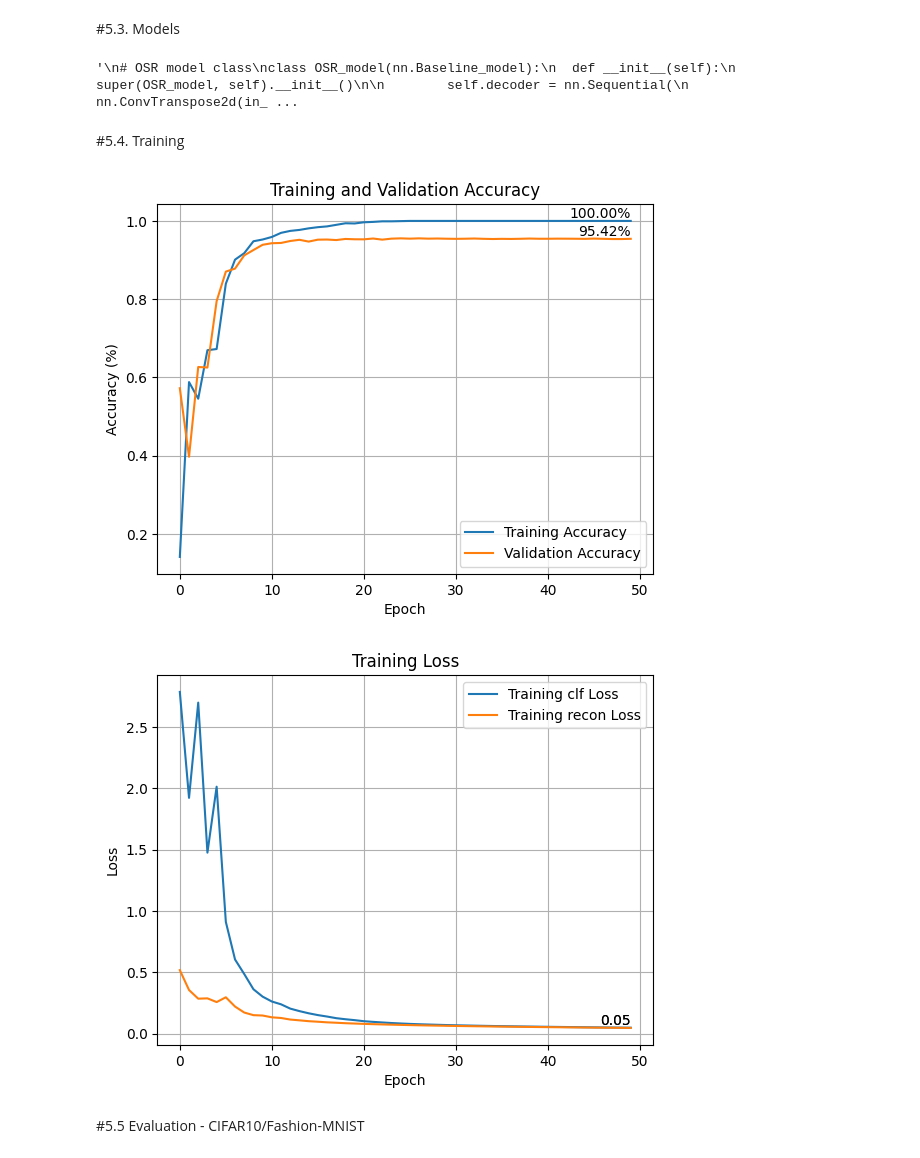
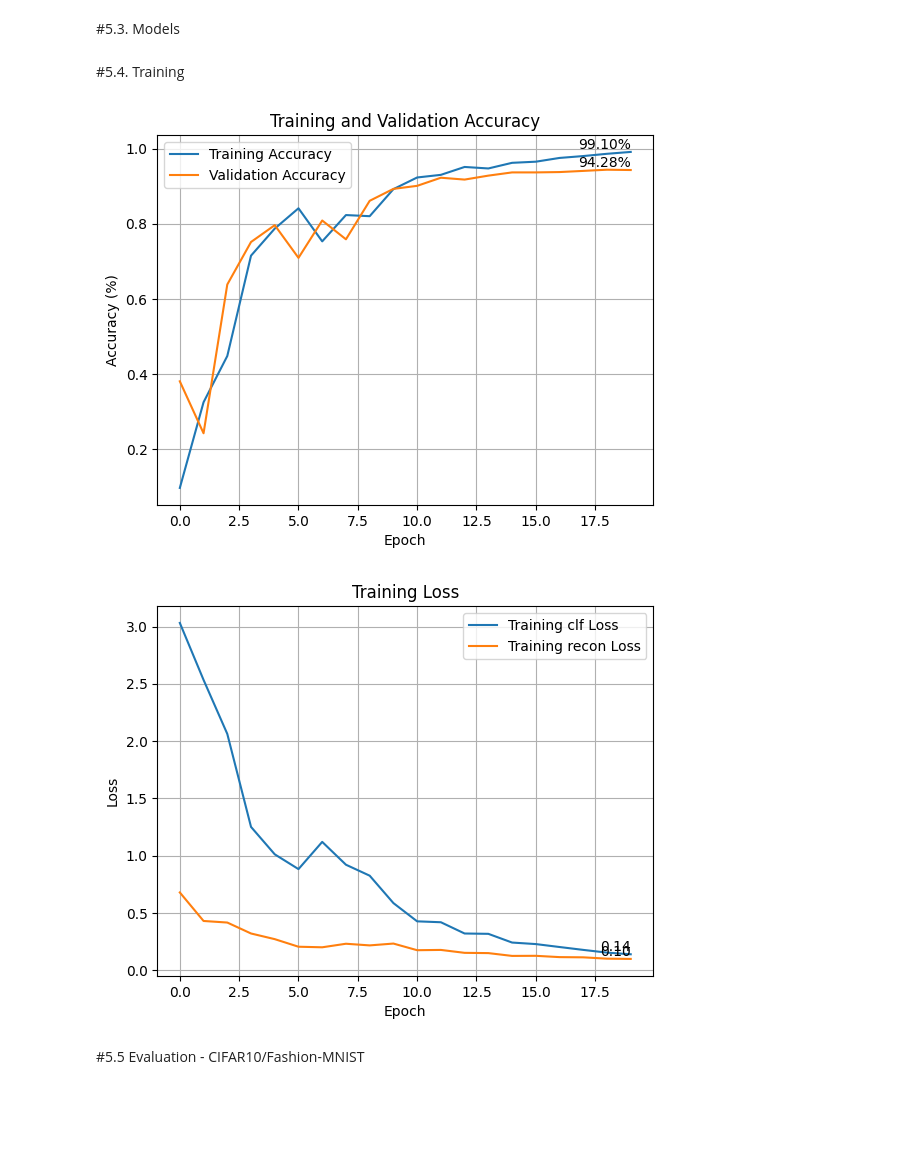
Before and after one commit to lior9005/deep-learning, a Jupyter notebook: final_project.ipynb, the cells around one changed output. Drawn from its saved outputs; the diff is of its cells as text; code cells hidden in the pictures; blank space fills up the shorter version.

```diff
--- a/final_project.ipynb
+++ b/final_project.ipynb
@@ -88,6 +88,8 @@ mnist_test_set = torchvision.datasets.MNIST(root='./data', train=False, download
 
 torch.manual_seed(0)
 np.random.seed(0)
+num_of_train_samples = 1000
+num_of_test_samples = 2000
 
 train_size = len(mnist_train_set)
 mnist_val_size = int(train_size * 0.2)
@@ -95,7 +97,7 @@ mnist_train_size = train_size - mnist_val_size
 mnist_train_dataset, mnist_val_dataset = random_split(mnist_train_set, [mnist_train_size, mnist_val_size])
 
 train_idx = np.arange(len(mnist_train_dataset))
-train_subset_idx = np.random.choice(train_idx, 5000)
+train_subset_idx = np.random.choice(train_idx,num_of_train_samples)
 train_subset_sampler = SubsetRandomSampler(train_subset_idx)
 
 mnist_train_loader = DataLoader(mnist_train_dataset, batch_size=512, sampler=train_subset_sampler)
@@ -109,9 +111,9 @@ else:
   ood = torchvision.datasets.CIFAR10(root='./data', train=False, download=True, transform=ood_transform)
 
 # Generating the combined dataset
-ood_indices = np.random.choice(len(ood), N, replace=False)
+ood_indices = np.random.choice(len(ood), num_of_test_samples, replace=False)
 ood_subset = Subset(ood, ood_indices)
-mnist_test_subset_idx = np.random.choice(len(mnist_test_set), N, replace=False)
+mnist_test_subset_idx = np.random.choice(len(mnist_test_set), num_of_test_samples, replace=False)
 mnist_test_subset = Subset(mnist_test_set, mnist_test_subset_idx)
 
 combined_ds = CombinedDataset(mnist_test_subset, ood_subset)
@@ -209,8 +162,8 @@ class Baseline_model(nn.Module):
       return pred, recon
 
 class OSR_model(nn.Module):
-    def _init_(self, recon_threshold=0, n_classes=11, use_clustering=True):
-        super(OSR_model, self)._init_()
+    def __init__(self, recon_threshold = float('inf'), n_classes=11, use_clustering=True):
+        super(OSR_model, self).__init__()
 
         # Encoder (same as in Baseline model)
         self.encoder = nn.Sequential(
@@ -263,10 +216,11 @@ class OSR_model(nn.Module):
         # Check if reconstruction error exceeds the threshold
         is_unknown = recon_error > self.recon_threshold
 
-        # Update predictions for unknown samples
-        unknown_class_index = self.clf[0].out_features - 1  # Assuming the unknown class is the last index
-        pred[is_unknown] = torch.full((pred.size(1),), 0, device=pred.device)  # Set log probabilities to 0
-        pred[is_unknown, unknown_class_index] = 1  # Set log probability of the unknown class to 1 (highest)
+        if not self.training:
+            # Update predictions for unknown samples
+            unknown_class_index = self.clf[0].out_features - 1  # Assuming the unknown class is the last index
+            pred[is_unknown] = torch.full((pred.size(1),), -float('inf'), device=pred.device)  # Set log probabilities to -inf
+            pred[is_unknown, unknown_class_index] = 0  # Set log probability of the unknown class to 0 (highest)
 
         return pred, recon, is_unknown, recon_error, encoded_vector_clf
 
@@ -324,8 +278,6 @@ class OSR_model(nn.Module):
         threshold = np.percentile(recon_errors, percentile)
         self.recon_threshold = threshold  # Update the model's threshold
         return threshold
-# %% [output]
-'\n# OSR model class\nclass OSR_model(nn.Baseline_model):\n  def __init__(self):\n        super(OSR_model, self).__init__()\n\n        self.decoder = nn.Sequential(\n            nn.ConvTranspose2d(in_ ...
 # %% [markdown]
 #5.4. Training
 # %%
@@ -490,40 +442,46 @@ if not (eval_mode):
     plt.text(len(result_dict['val_acc']) - 1, final_val_acc, f'{final_val_acc*100:.2f}%', ha='right', va='bottom')
     plt.show()
 
     plt.plot(result_dict['train_clf_loss'], label='Training clf Loss')
     plt.plot(result_dict['train_recon_loss'], label='Training recon Loss')
     plt.xlabel('Epoch')
     plt.ylabel('Loss')
     plt.title('Training Loss')
     plt.legend()
     plt.grid(True)
     final_clf_train_loss =result_dict['train_clf_loss'][-1]
     final_recon_train_loss = result_dict['train_recon_loss'][-1]
     plt.text(len(result_dict['train_clf_loss']) - 1, final_clf_train_loss, f'{final_clf_train_loss:.2f}', ha='right', va='bottom')
     plt.text(len(result_dict['train_recon_loss']) - 1, final_recon_train_loss, f'{final_recon_train_loss:.2f}', ha='right', va='bottom')
     plt.show()
 
   # Training and validation loss and accuracy for MNIST plot - baseline model
-  baseline_num_epoch = 50
+  baseline_num_epoch = 20
   baseline_model = Baseline_model().to(device)
   lr = 0.1
   clf_criterion = nn.NLLLoss()
   recon_criterion = nn.MSELoss()
   optimizer = optim.SGD(baseline_model.parameters(), lr=lr, momentum=0.9)
 
-  result_dict = train_baseline_model(baseline_model,mnist_train_loader, mnist_val_loader, clf_criterion, recon_criterion, optimizer, baseline_num_epoch)
-  plot_training_results(result_dict)
+  # result_dict = train_baseline_model(baseline_model,mnist_train_loader, mnist_val_loader, clf_criterion, recon_criterion, optimizer, baseline_num_epoch)
+  # plot_training_results(result_dict)
 
     # Training and validation loss and accuracy for MNIST plot - osr model
+  OSR_num_epoch = 20
+  osr_model = OSR_model().to(device)
+  lr = 0.1
+  clf_criterion = nn.NLLLoss()
+  recon_criterion = nn.MSELoss()
+  optimizer = optim.SGD(osr_model.parameters(), lr=lr, momentum=0.9)
 
-
-
+  result_dict = train_osr_model(osr_model,mnist_train_loader, mnist_val_loader, clf_criterion, recon_criterion, optimizer, OSR_num_epoch)
+  plot_training_results(result_dict)
 
 # save the weights
   torch.save(baseline_model.state_dict(), './baseline model.pth')
 # %% [output]
-[figure, old version]
+[figure, new version]
-[figure, old version]
+[figure, new version]
 # %% [markdown]
 #5.5 Evaluation - CIFAR10/Fashion-MNIST
 # %% [markdown]
```
Also changed, not shown: parts of 1 cell of this notebook.
